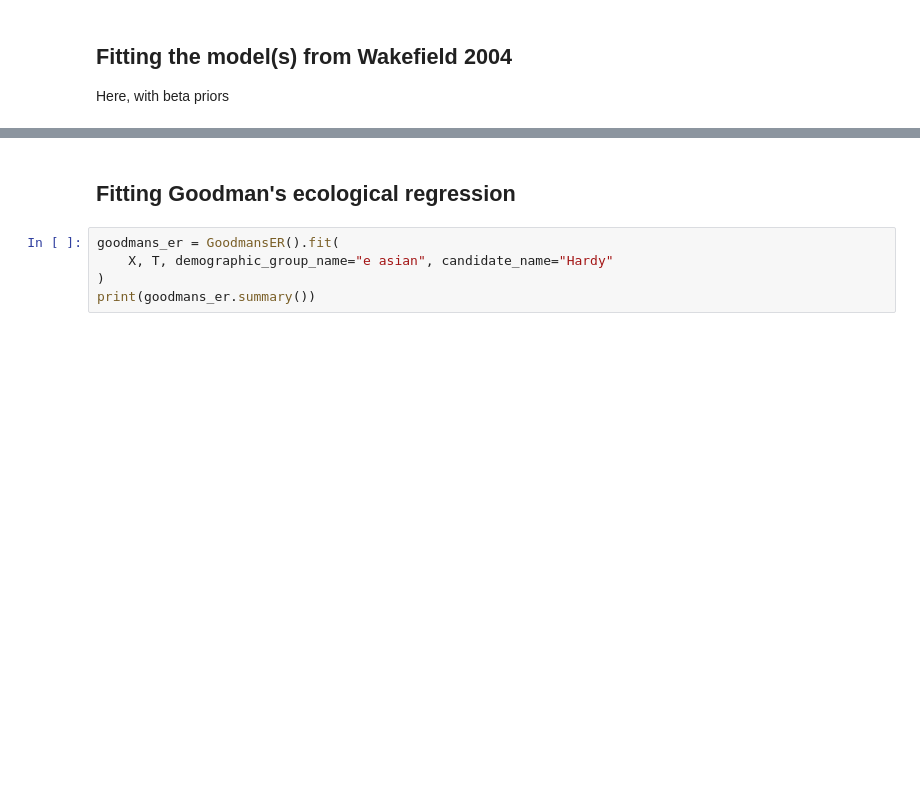
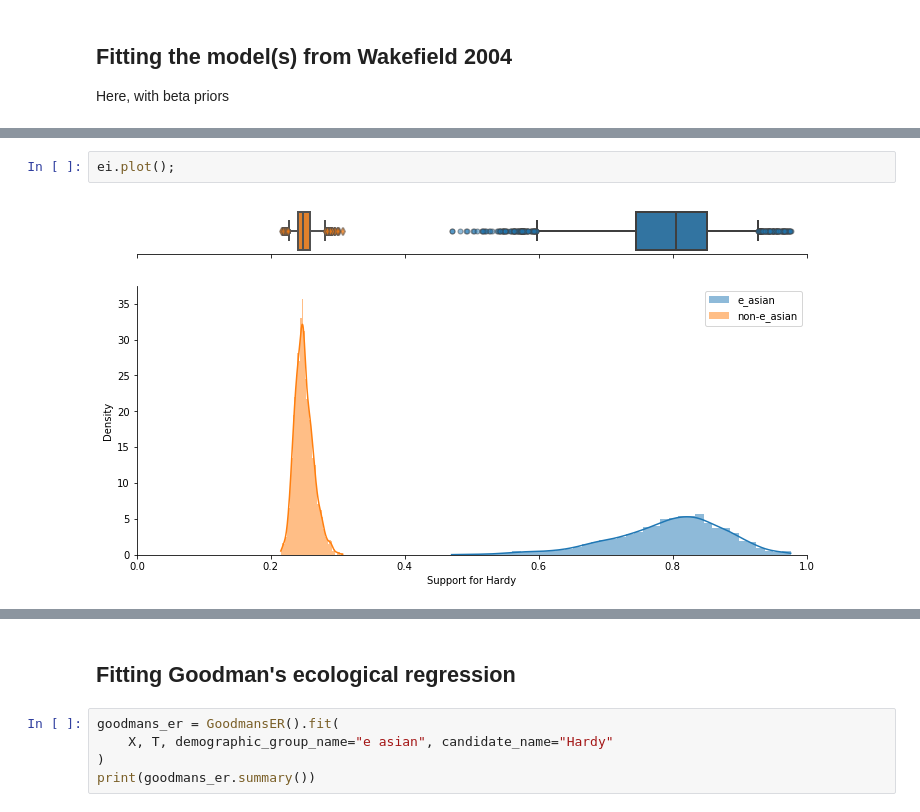
Before and after one commit to mggg/ecological-inference, a Jupyter notebook: pyei/examples/santa_clara_demo.ipynb, the cells around one changed output, grey strips where cells are left out. Cells and saved outputs as stored; diff of their text form; blank space fills up the shorter version.

```diff
--- a/pyei/examples/santa_clara_demo.ipynb
+++ b/pyei/examples/santa_clara_demo.ipynb
@@ -256,0 +259,4 @@ Model: wakefield_beta
+# %%
+ei.plot();
+# %% [output]
+[figure, added]
```
Also changed, not shown: parts of 29 cells of this notebook, 1 other file.
